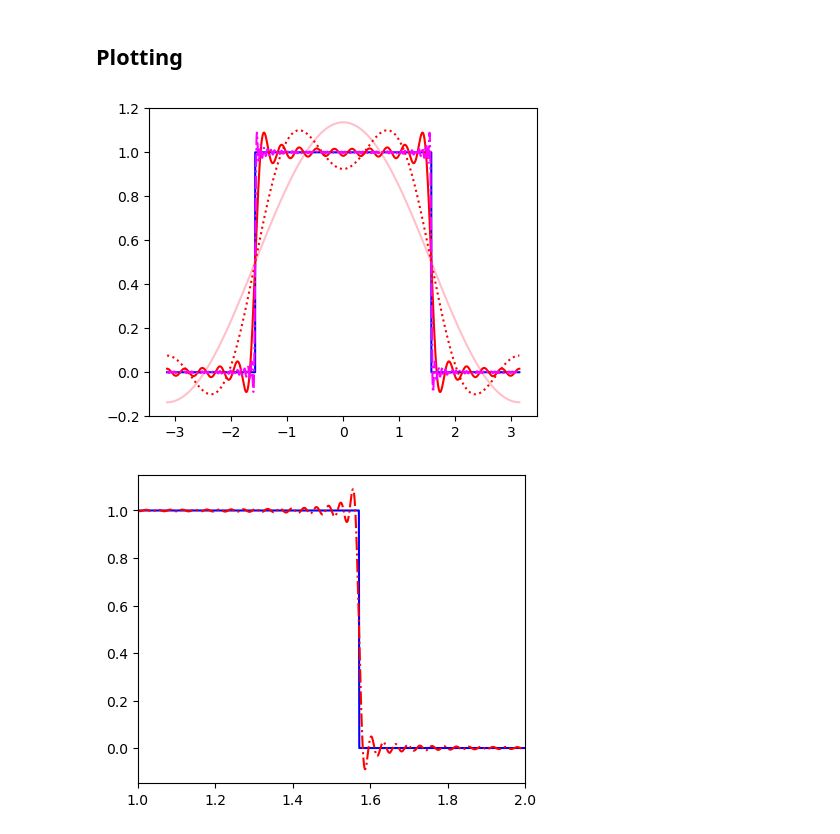
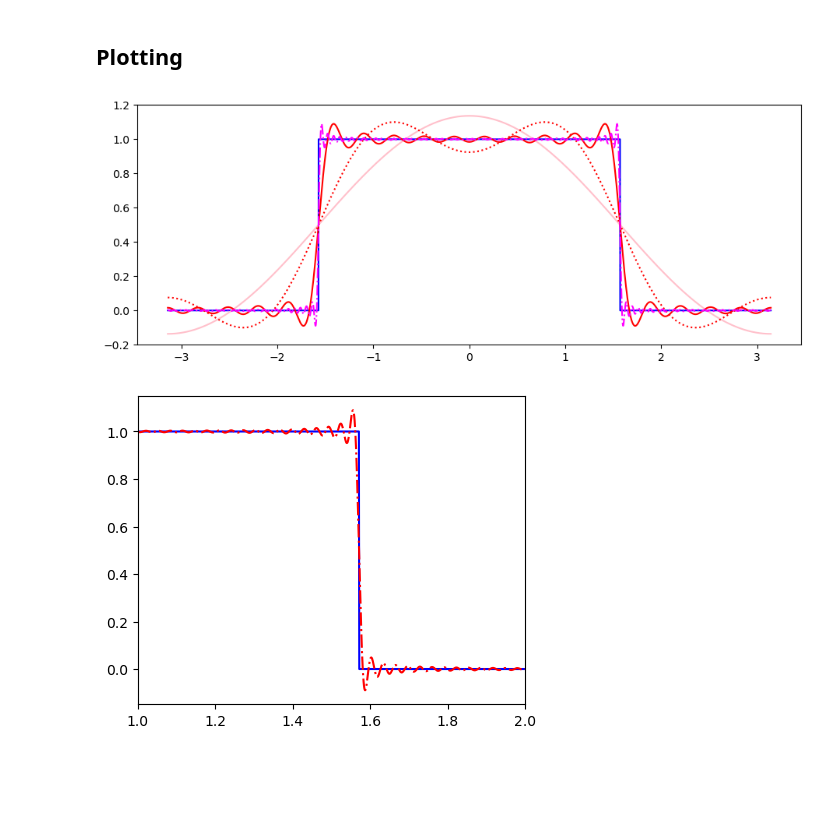
Before and after one commit to wbandabarragan/computational-physics-1, a Jupyter notebook: unit-4/402-Fourier-series.ipynb, the cells around one changed output. Cells and saved outputs as stored; diff of their text form; code cells hidden in the pictures; blank space fills up the shorter version.

```diff
--- a/unit-4/402-Fourier-series.ipynb
+++ b/unit-4/402-Fourier-series.ipynb
@@ -176,17 +199,17 @@ fourier_2 = function_Fourier(x, 2)
 fourier_10 = function_Fourier(x, 10)
 fourier_50 = function_Fourier(x, 50)
 # %%
-plt.figure(figsize=(5, 4))
+plt.figure(figsize=(11, 4))
 
 plt.plot(x, y, c ='blue')
 plt.plot(x, fourier_1, c = 'pink')
 plt.plot(x, fourier_2, c = 'red', linestyle =':')
 plt.plot(x, fourier_10, c = 'red', linestyle ='-')
 plt.plot(x, fourier_50, c = 'magenta', linestyle ='-.')
 
 plt.show()
 # %% [output]
-[figure, old version]
+[figure, new version]
 # %%
 plt.figure(figsize=(5, 4))
 
```
Also changed, not shown: parts of 12 cells of this notebook, 2 other files.
